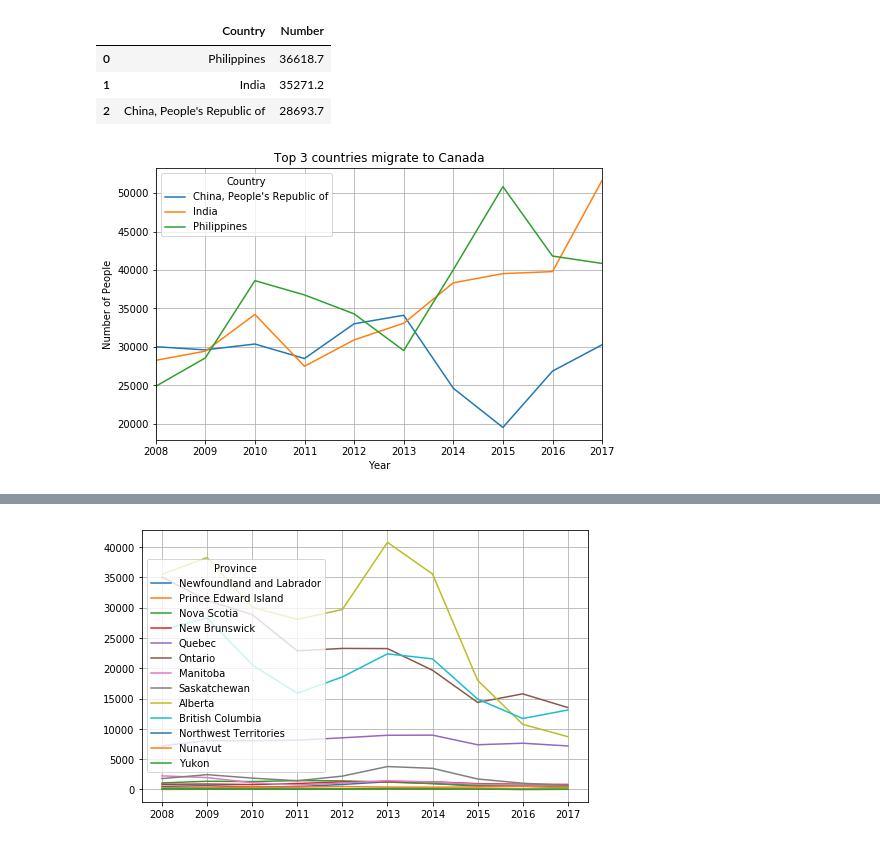
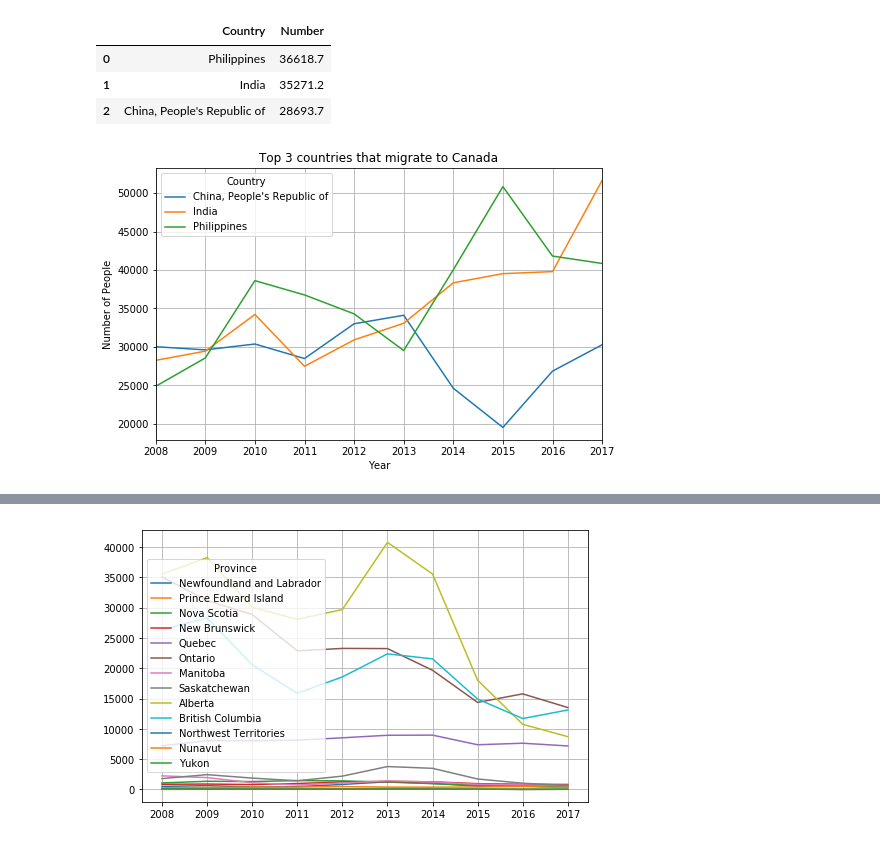
Before and after one commit to Sbagni/Data-Analysis, a Jupyter notebook: Analysis/Canada_analysis.ipynb, the cells around one changed output, grey strips where cells are left out. Cells and saved outputs as stored; diff of their text form; code cells hidden in the pictures.

```diff
--- a/Analysis/Canada_analysis.ipynb
+++ b/Analysis/Canada_analysis.ipynb
@@ -139,15 +139,15 @@ top_3_df[["Country", "Number"]].head(3)
 # %%
 df_canada_temp_pr.head()
 a= df_canada_temp_pr.loc[(df_canada_temp_pr['Country']=="Philippines") | (df_canada_temp_pr['Country']=="India")|
                                             (df_canada_temp_pr['Country']=="China, People's Republic of")]
 pv  = a.pivot(index="Year", columns="Country", values="Number")
 ax = pv.plot(figsize=(8,5))
 ax.set_ylabel("Number of People")
-ax.set_title("Top 3 countries migrate to Canada")
+ax.set_title("Top 3 countries that migrate to Canada")
 ax.set_xlim(2008,2017)
 ax.grid()
 # %% [output]
-[figure, old version]
+[figure, new version]
 # %%
 #third dataframe
 df_canada_destination = pd.read_csv("../Dataset/IRCC_FF_TR_2017_08_CSV_destination.csv", encoding="ISO-8859-1")
```
